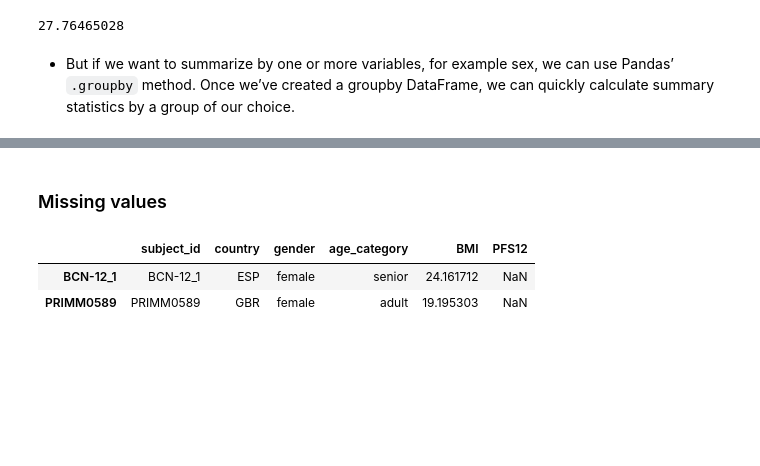
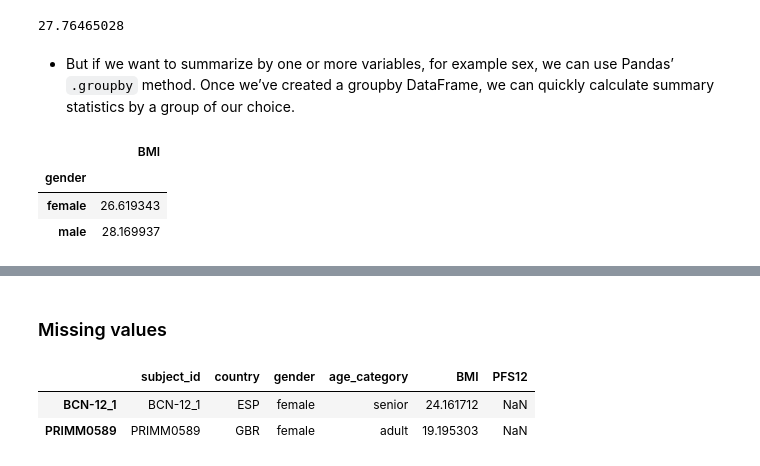
Before and after one commit to ASintsova/data_analysis_and_visualization_in_python, a Jupyter notebook: 02_Starting_with_data.ipynb, the cells around one changed output, grey strips where cells are left out. Drawn from its saved outputs; the diff is of its cells as text; code cells hidden in the pictures; blank space fills up the shorter version.

```diff
--- a/02_Starting_with_data.ipynb
+++ b/02_Starting_with_data.ipynb
@@ -402,4 +397,9 @@ data['BMI'].median()
 # %% [markdown]
 - But if we want to summarize by one or more variables, for example sex, we can use Pandas’ `.groupby` method. Once we’ve created a groupby DataFrame, we can quickly calculate summary statistics by a group of our choice.
 # %%
-grouped_data = data.groupby('gender')
+data.groupby('gender').median(numeric_only=True)
+# %% [output]
+|  | BMI |
+| gender |  |
+| female | 26.619343 |
+| male | 28.169937 |
```
Also changed, not shown: parts of 20 cells of this notebook, 2 other files.
